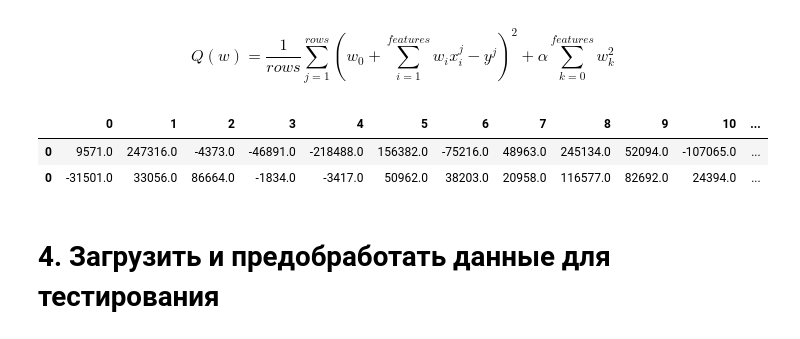
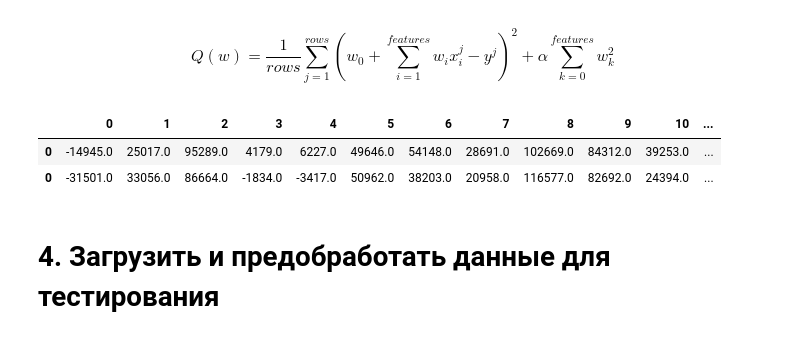
Before and after one commit to eispoohw/CS493-Math-Methods-in-ML, a Jupyter notebook: lab 3.5-3.8.ipynb, the cells around one changed output. Drawn from its saved outputs; the diff is of its cells as text; code cells hidden in the pictures.

```diff
--- a/lab 3.5-3.8.ipynb
+++ b/lab 3.5-3.8.ipynb
@@ -132,29 +132,29 @@ $$ Q(w) = \frac{1}{rows}\sum_{j=1}^{rows} {\left( {w_0 + \sum_{i=1}^{features}{w
 # %%
 import numpy as np
 
 def stochastic_descent(X, Y, bound=1000, alpha=0.001, step=lambda k: 1/k):
     R, F = X.shape # R - rows count, F - features
     X1 = np.concatenate((np.ones((R,1)), X), axis=1)
     W = np.ones(F+1)
     for k in range(1, bound):
         idx = np.random.randint(0, R+1)
         curr_y = X1[idx] @ W - Y[idx]
         diff = step(k) * (X1[idx] * curr_y - alpha * W)
         W = W - diff
     return W
 
 
-sd = stochastic_descent(training_points_scale, training_values)
+sd = stochastic_descent(training_points_scale, training_values, bound=5000, step=lambda k: 0.02*np.power(1/(1+k), 0.5))
 bias, weights = sd[0], sd[1:]
 
 wb = pd.DataFrame()
 wb = wb.append([np.round(weights)])
 wb = wb.append([np.round(linear_regression_model.coef_)])
 wb['bias'] = [np.round(bias), np.round(linear_regression_model.intercept_)]
 wb
 # %% [output]
 |  | 0 | 1 | 2 | 3 | 4 | 5 | 6 | 7 | 8 | 9 | 10 | ... |
-| 0 | 9571.0 | 247316.0 | -4373.0 | -46891.0 | -218488.0 | 156382.0 | -75216.0 | 48963.0 | 245134.0 | 52094.0 | -107065.0 | ... |
+| 0 | -14945.0 | 25017.0 | 95289.0 | 4179.0 | 6227.0 | 49646.0 | 54148.0 | 28691.0 | 102669.0 | 84312.0 | 39253.0 | ... |
 | 0 | -31501.0 | 33056.0 | 86664.0 | -1834.0 | -3417.0 | 50962.0 | 38203.0 | 20958.0 | 116577.0 | 82692.0 | 24394.0 | ... |
 # %% [markdown]
 # 4. Загрузить и предобработать данные для тестирования
```
Also changed, not shown: parts of 1 cell of this notebook.
